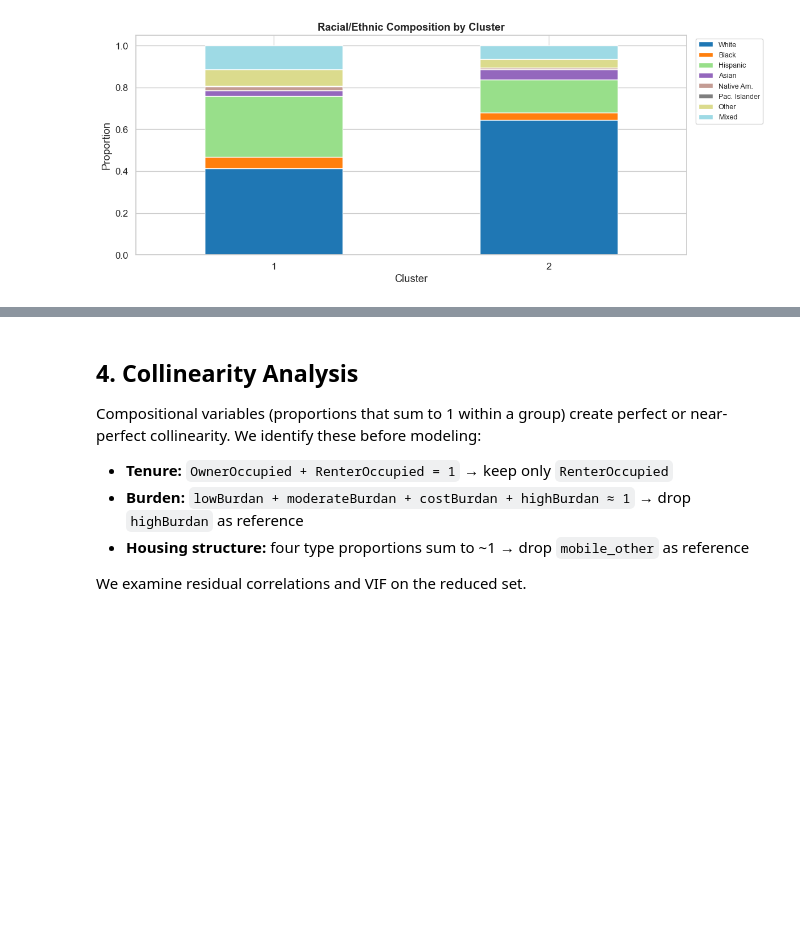
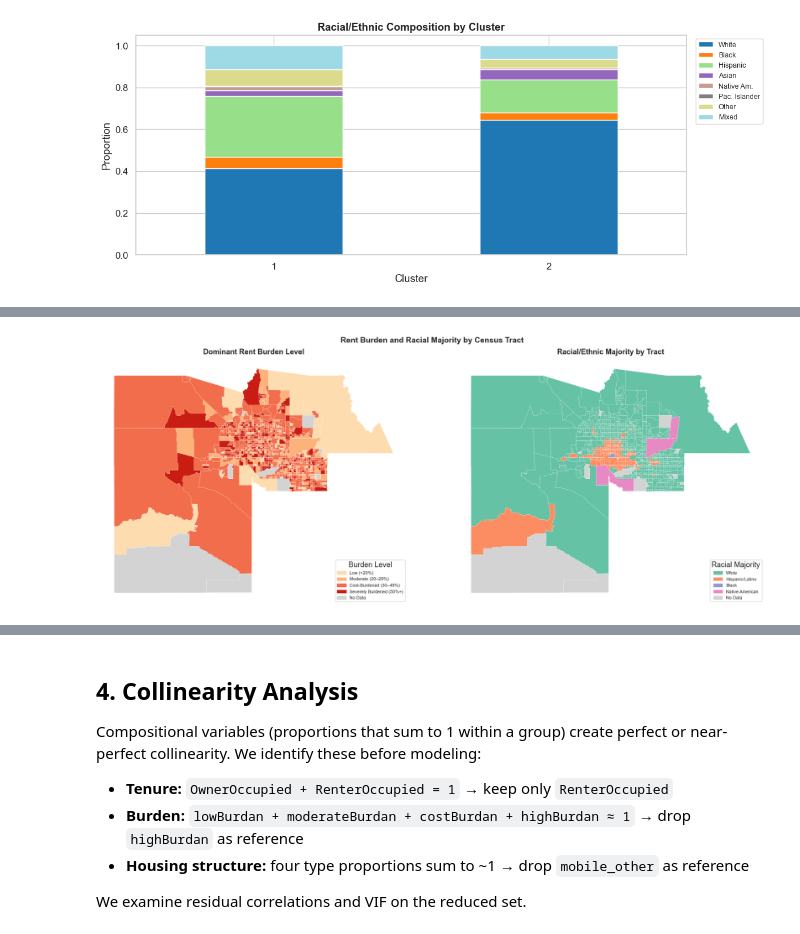
Before and after one commit to victorDeveloper0821/DisplacedVoice, a Jupyter notebook: DataStory.ipynb, the cells around one changed output, grey strips where cells are left out. Saved outputs shown, nothing was run; the diff lists cells and outputs as text; code cells hidden in the pictures; blank space fills up the shorter version.

```diff
--- a/DataStory.ipynb
+++ b/DataStory.ipynb
@@ -316,0 +436,45 @@ plt.show()
+# %%
+fig, axes = plt.subplots(1, 2, figsize=(18, 7))
+fig.suptitle('Rent Burden and Racial Majority by Census Tract', fontsize=14, fontweight='bold')
+
+# 1. Dominant rent burden level
+burden_order   = ['lowBurdan', 'moderateBurdan', 'costBurdan', 'highBurdan']
+burden_labels  = ['Low (<20%)', 'Moderate (20–29%)', 'Cost-Burdened (30–49%)', 'Severely Burdened (50%+)']
+burden_palette = sns.color_palette('OrRd', 4)
+
+for label, color in zip(burden_order, burden_palette):
+    geo_df[geo_df['burden'] == label].plot(ax=axes[0], color=color, linewidth=0.2, edgecolor='white')
+geo_df[geo_df['burden'].isna()].plot(ax=axes[0], color='lightgrey', linewidth=0.2, edgecolor='white')
+burden_patches = [Patch(color=c, label=l) for c, l in zip(burden_palette, burden_labels)]
+burden_patches.append(Patch(color='lightgrey', label='No Data'))
+axes[0].legend(handles=burden_patches, loc='lower right', fontsize=8, title='Burden Level')
+axes[0].set_title('Dominant Rent Burden Level', fontweight='bold')
+axes[0].axis('off')
+
+# 2. Racial/ethnic majority
+majority_groups  = [g for g in geo_df['Majority'].dropna().unique()]
+majority_palette = dict(zip(majority_groups, sns.color_palette('Set2', len(majority_groups))))
+short_labels     = {
+    'White Alone': 'White',
+    'Hispanic or Latino': 'Hispanic/Latino',
+    'Black Alone': 'Black',
+    'Asian Alone': 'Asian',
+    'American Indian or Alaska Native Alone': 'Native American',
+    'Native Hawaiian or Pacific Islander Alone': 'Pacific Islander',
+    'Some other race': 'Other',
+    'Mixed race (exluding "Some other race")': 'Mixed',
+}
+
+for group, color in majority_palette.items():
+    geo_df[geo_df['Majority'] == group].plot(ax=axes[1], color=color, linewidth=0.2, edgecolor='white')
+geo_df[geo_df['Majority'].isna()].plot(ax=axes[1], color='lightgrey', linewidth=0.2, edgecolor='white')
+race_patches = [Patch(color=majority_palette[g], label=short_labels.get(g, g)) for g in majority_groups]
+race_patches.append(Patch(color='lightgrey', label='No Data'))
+axes[1].legend(handles=race_patches, loc='lower right', fontsize=8, title='Racial Majority')
+axes[1].set_title('Racial/Ethnic Majority by Tract', fontweight='bold')
+axes[1].axis('off')
+
+plt.tight_layout()
+plt.show()
+# %% [output]
+[figure, added]
```
Also changed, not shown: parts of 9 cells of this notebook, 2 other files.
